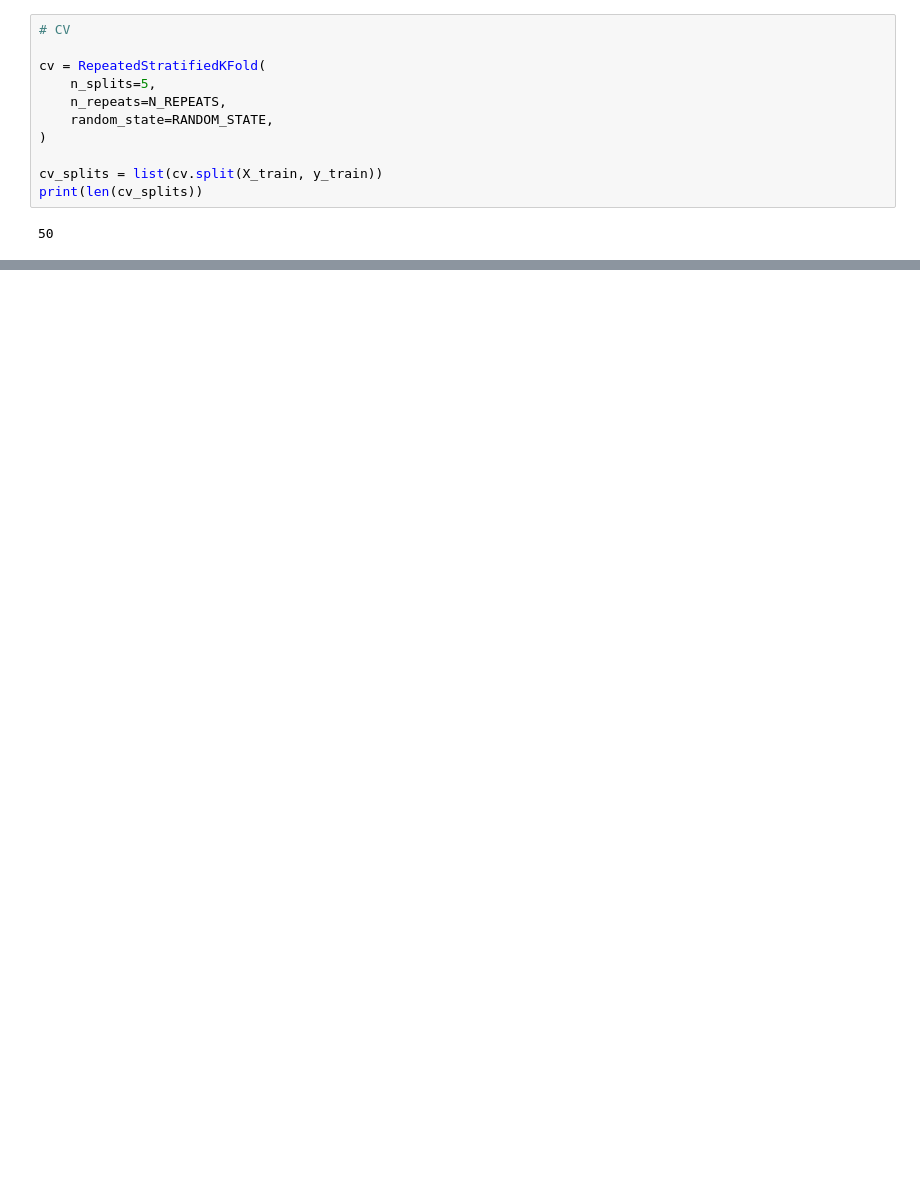
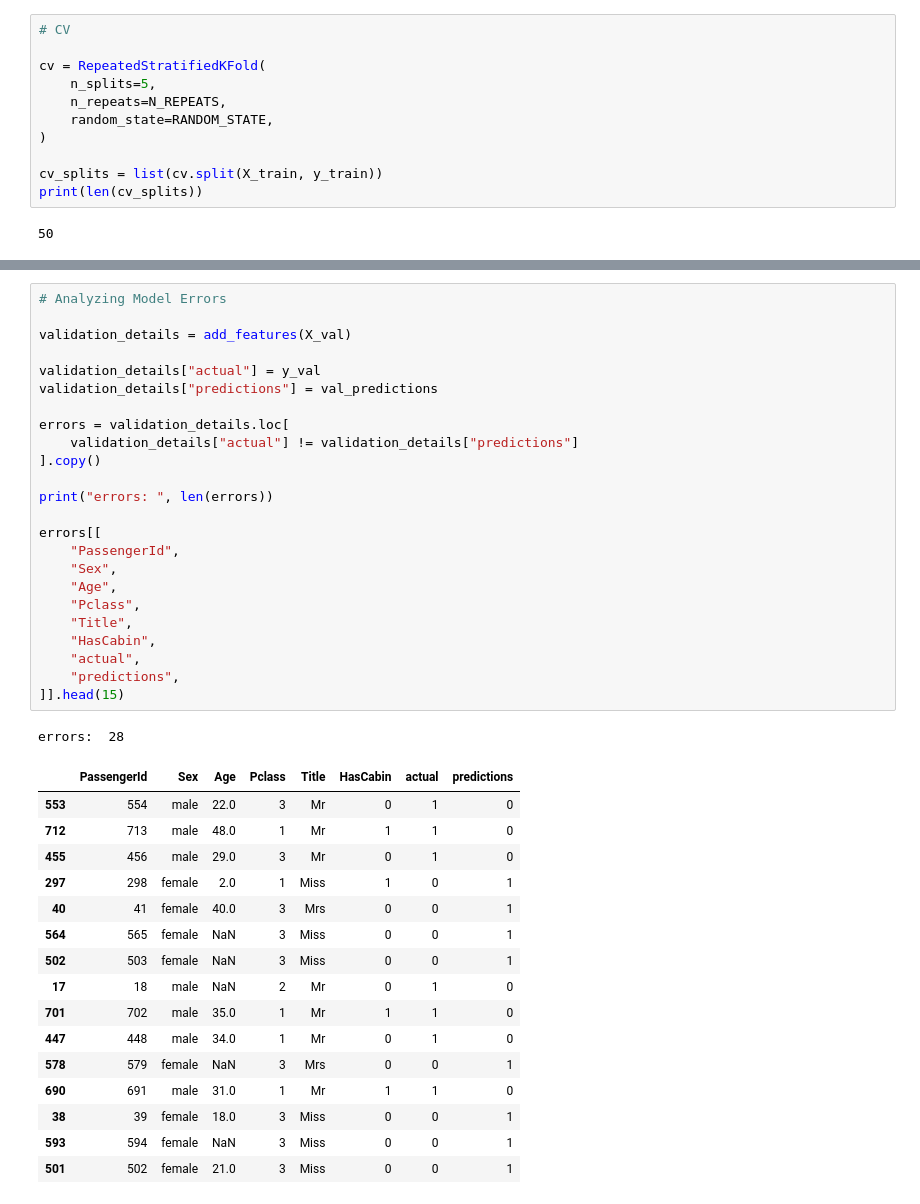
Before and after one commit to koljaPl/ml-problems, a Jupyter notebook: training/titanic/main_2.ipynb, the cells around one changed output, grey strips where cells are left out. Cells and saved outputs as stored; diff of their text form; blank space fills up the shorter version.

```diff
--- a/training/titanic/main_2.ipynb
+++ b/training/titanic/main_2.ipynb
@@ -228,0 +328,42 @@ classifiers = {
+# %%
+# Analyzing Model Errors
+
+validation_details = add_features(X_val)
+
+validation_details["actual"] = y_val
+validation_details["predictions"] = val_predictions
+
+errors = validation_details.loc[
+    validation_details["actual"] != validation_details["predictions"]
+].copy()
+
+print("errors: ", len(errors))
+
+errors[[
+    "PassengerId",
+    "Sex",
+    "Age",
+    "Pclass",
+    "Title",
+    "HasCabin",
+    "actual",
+    "predictions",
+]].head(15)
+# %% [output]
+errors:  28
+|  | PassengerId | Sex | Age | Pclass | Title | HasCabin | actual | predictions |
+| 553 | 554 | male | 22.0 | 3 | Mr | 0 | 1 | 0 |
+| 712 | 713 | male | 48.0 | 1 | Mr | 1 | 1 | 0 |
+| 455 | 456 | male | 29.0 | 3 | Mr | 0 | 1 | 0 |
+| 297 | 298 | female | 2.0 | 1 | Miss | 1 | 0 | 1 |
+| 40 | 41 | female | 40.0 | 3 | Mrs | 0 | 0 | 1 |
+| 564 | 565 | female | NaN | 3 | Miss | 0 | 0 | 1 |
+| 502 | 503 | female | NaN | 3 | Miss | 0 | 0 | 1 |
+| 17 | 18 | male | NaN | 2 | Mr | 0 | 1 | 0 |
+| 701 | 702 | male | 35.0 | 1 | Mr | 1 | 1 | 0 |
+| 447 | 448 | male | 34.0 | 1 | Mr | 0 | 1 | 0 |
+| 578 | 579 | female | NaN | 3 | Mrs | 0 | 0 | 1 |
+| 690 | 691 | male | 31.0 | 1 | Mr | 1 | 1 | 0 |
+| 38 | 39 | female | 18.0 | 3 | Miss | 0 | 0 | 1 |
+| 593 | 594 | female | NaN | 3 | Miss | 0 | 0 | 1 |
+| 501 | 502 | female | 21.0 | 3 | Miss | 0 | 0 | 1 |
```
Also changed, not shown: parts of 9 cells of this notebook.
